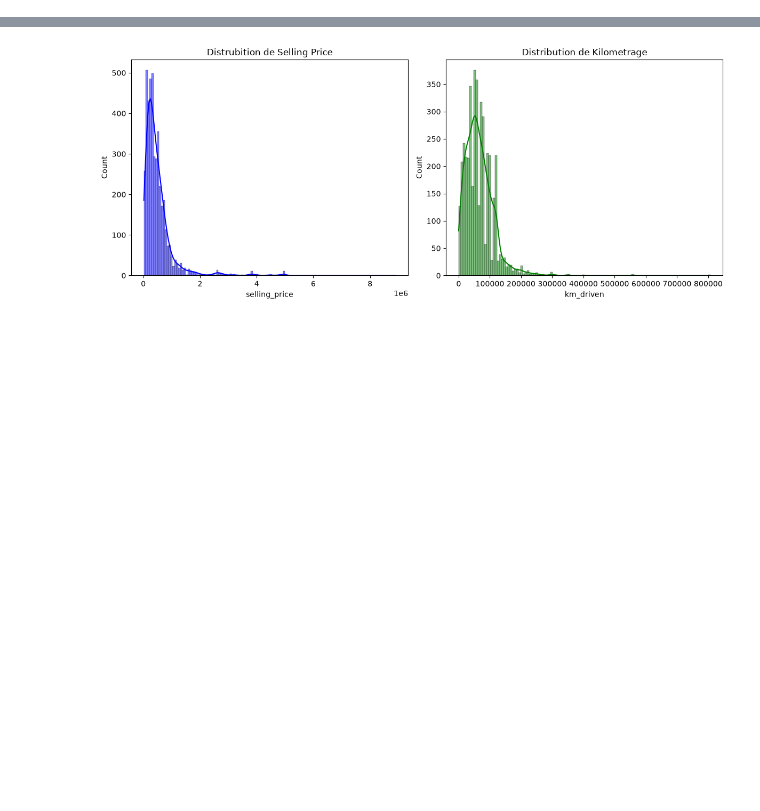
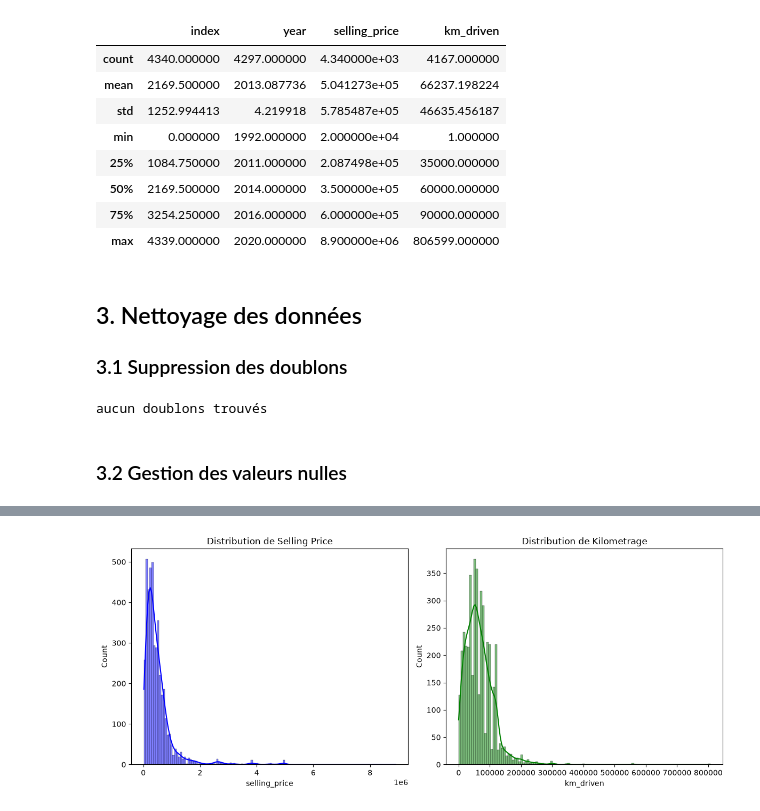
Before and after one commit to mo24ali/carsify, a Jupyter notebook: notebooks/01_eda_and_cleaning.ipynb, the cells around one changed output, grey strips where cells are left out. Saved outputs shown, nothing was run; the diff lists cells and outputs as text; code cells hidden in the pictures; blank space fills up the shorter version.

```diff
--- a/notebooks/01_eda_and_cleaning.ipynb
+++ b/notebooks/01_eda_and_cleaning.ipynb
@@ -0,0 +42,27 @@
+# %%
+df.describe()
+# %% [output]
+|  | index | year | selling_price | km_driven |
+| count | 4340.000000 | 4297.000000 | 4.340000e+03 | 4167.000000 |
+| mean | 2169.500000 | 2013.087736 | 5.041273e+05 | 66237.198224 |
+| std | 1252.994413 | 4.219918 | 5.785487e+05 | 46635.456187 |
+| min | 0.000000 | 1992.000000 | 2.000000e+04 | 1.000000 |
+| 25% | 1084.750000 | 2011.000000 | 2.087498e+05 | 35000.000000 |
+| 50% | 2169.500000 | 2014.000000 | 3.500000e+05 | 60000.000000 |
+| 75% | 3254.250000 | 2016.000000 | 6.000000e+05 | 90000.000000 |
+| max | 4339.000000 | 2020.000000 | 8.900000e+06 | 806599.000000 |
+# %% [markdown]
+## 3. Nettoyage des données
+
+### 3.1 Suppression des doublons
+# %%
+nb_dup = df.duplicated().sum()
+if nb_dup > 0:
+    df = df.drop_duplicates().reset_index(drop=True)
+    print(f"{nb_dup} de doublons dropped")
+else:
+    print("aucun doublons trouvés")
+# %% [output]
+aucun doublons trouvés
+# %% [markdown]
+### 3.2 Gestion des valeurs nulles
```
Also changed, not shown: parts of 14 cells of this notebook.
